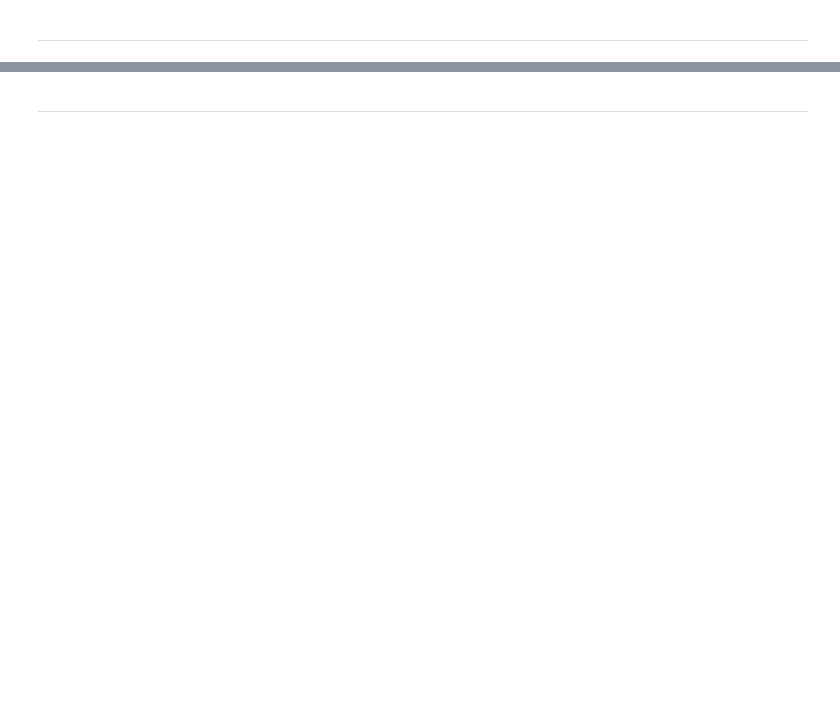
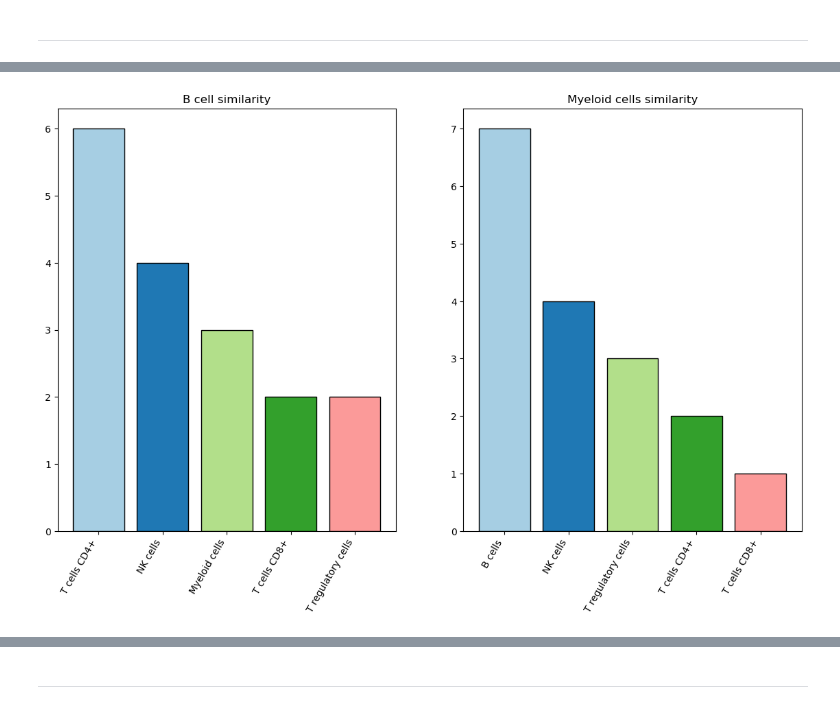
Before and after one commit to hoittoken/Python, a Jupyter notebook: Py/Projects/project_kaggle_single_cell/SCP_project.ipynb, the cells around one changed output, grey strips where cells are left out. Drawn from its saved outputs; the diff is of its cells as text; code cells hidden in the pictures; blank space fills up the shorter version.

```diff
--- a/Py/Projects/project_kaggle_single_cell/SCP_project.ipynb
+++ b/Py/Projects/project_kaggle_single_cell/SCP_project.ipynb
@@ -34,0 +59,31 @@ pd.read_csv('submission.csv')
+# %%
+df = de_train.copy()
+gene_names = de_train.columns[5:]
+drugs = df[(df['cell_type'] == 'B cells') | (df['cell_type'] == 'Myeloid cells')]['sm_name'].unique()
+
+lst_b = []
+lst_m = []
+for i in drugs:
+
+    cosine = pairwise.cosine_similarity(df[df['sm_name'] == i][gene_names].values)
+
+    cosine_df = pd.DataFrame(cosine, columns=df[df['sm_name'] == i]['cell_type'])
+
+    cosine_df.iloc[0].sort_values()[[-1]]
+    cosine_df.iloc[1].sort_values()[[-1]]
+    lst_b.append(cosine_df.iloc[0].sort_values().index[-2])
+    lst_m.append(cosine_df.iloc[1].sort_values().index[-2])
+
+similarity = pd.DataFrame({'B cells':lst_b, 'Myeloid cells':lst_m}, index = drugs)
+# %%
+fig, ax = plt.subplots(1, 2, figsize=(14, 8))
+col_map = plt.get_cmap('Paired')
+
+ax[0].bar(x=similarity['B cells'].value_counts().index, height=similarity['B cells'].value_counts().values, color=col_map.colors, edgecolor='k')
+ax[0].set_title('B cell similarity')
+ax[0].set_xticklabels(similarity['B cells'].value_counts().index, rotation=60, horizontalalignment='right')
+ax[1].bar(x=similarity['Myeloid cells'].value_counts().index, height=similarity['Myeloid cells'].value_counts().values, color=col_map.colors, edgecolor='k')
+ax[1].set_title('Myeloid cells similarity');
+ax[1].set_xticklabels(similarity['Myeloid cells'].value_counts().index, rotation=60, horizontalalignment='right');
+# %% [output]
+[figure, added]
```
Also changed, not shown: parts of 50 cells of this notebook, 1 other file.
